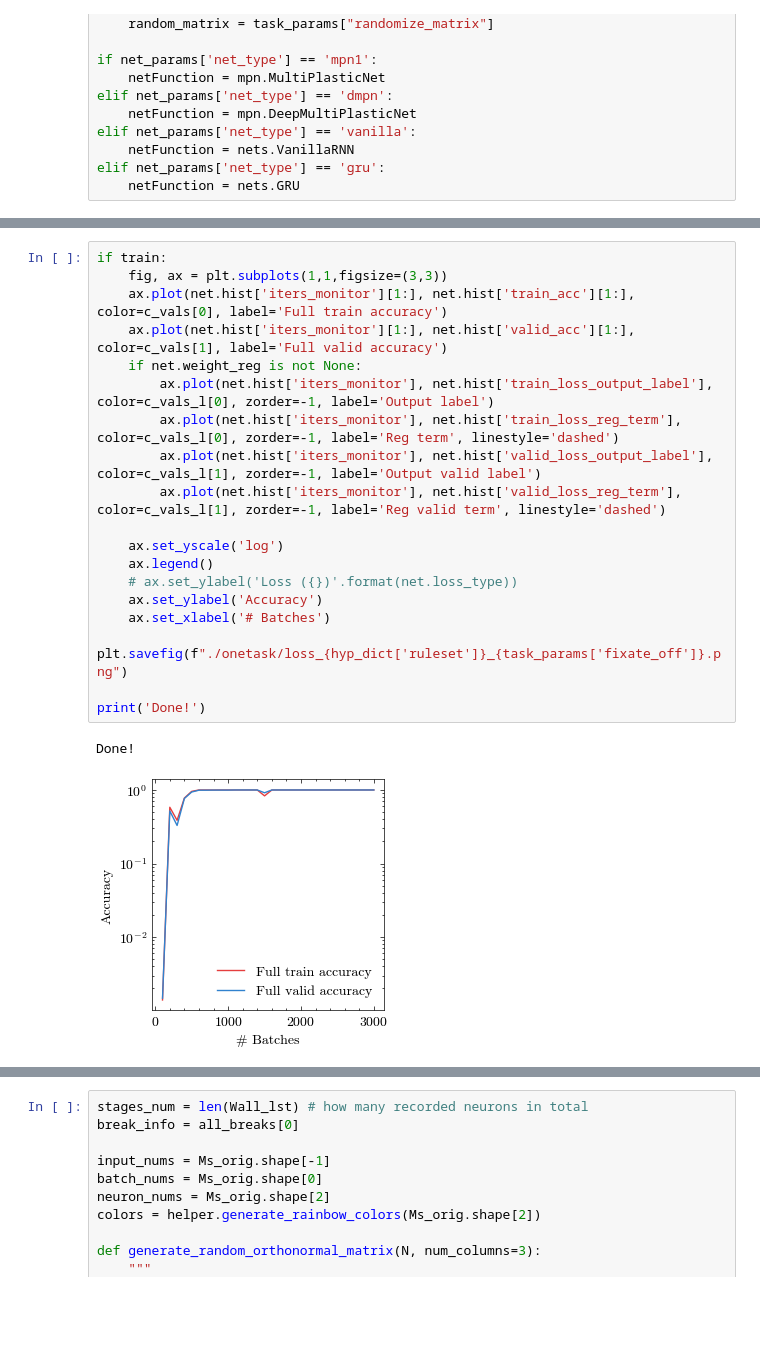
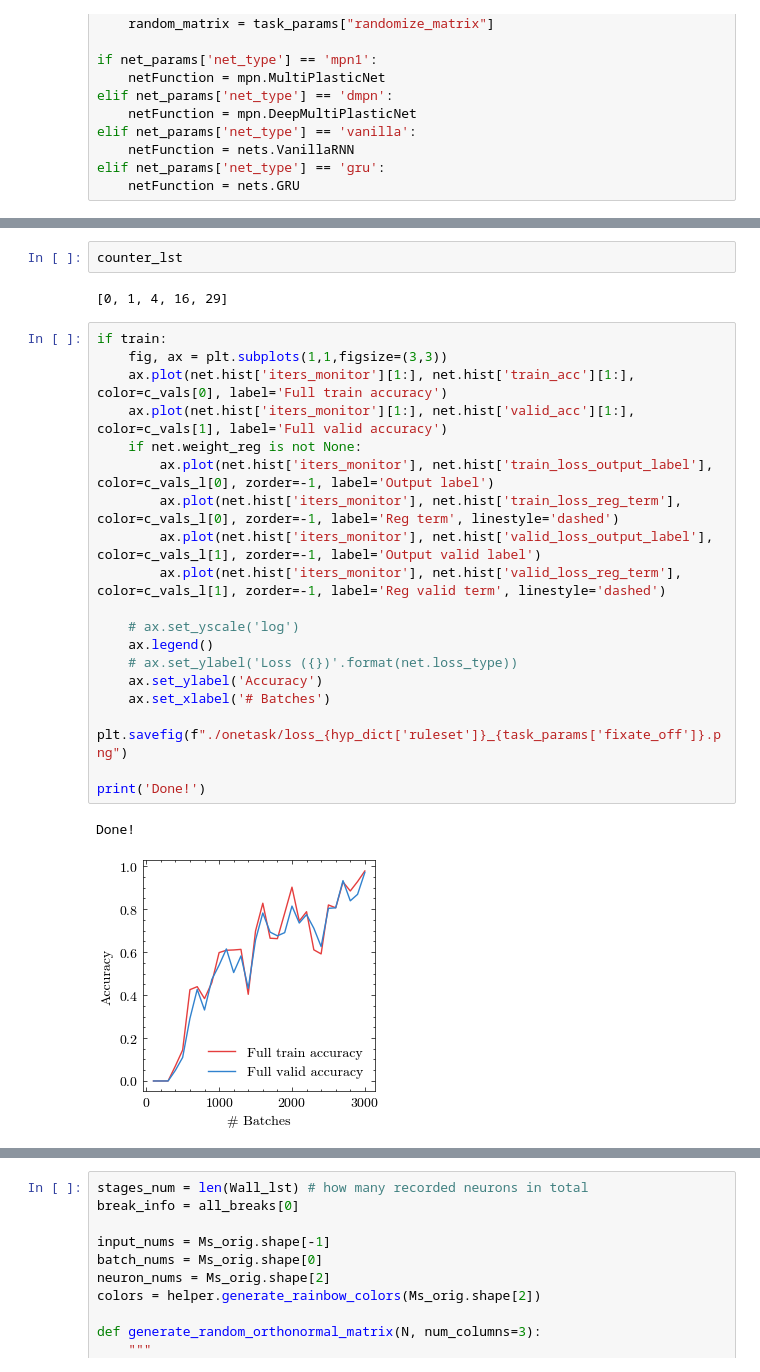
Before and after one commit to AllenInstitute/MultiTaskMPN, a Jupyter notebook: one_task.ipynb, the cells around one changed output, grey strips where cells are left out. Cells and saved outputs as stored; diff of their text form; blank space fills up the shorter version.

```diff
--- a/one_task.ipynb
+++ b/one_task.ipynb
@@ -345,25 +355,29 @@ KeyError: 'ml_params'
+# %%
+counter_lst
+# %% [output]
+[0, 1, 4, 16, 29]
 # %%
 if train:
     fig, ax = plt.subplots(1,1,figsize=(3,3))
     ax.plot(net.hist['iters_monitor'][1:], net.hist['train_acc'][1:], color=c_vals[0], label='Full train accuracy')
     ax.plot(net.hist['iters_monitor'][1:], net.hist['valid_acc'][1:], color=c_vals[1], label='Full valid accuracy')
     if net.weight_reg is not None:
         ax.plot(net.hist['iters_monitor'], net.hist['train_loss_output_label'], color=c_vals_l[0], zorder=-1, label='Output label')
         ax.plot(net.hist['iters_monitor'], net.hist['train_loss_reg_term'], color=c_vals_l[0], zorder=-1, label='Reg term', linestyle='dashed')
         ax.plot(net.hist['iters_monitor'], net.hist['valid_loss_output_label'], color=c_vals_l[1], zorder=-1, label='Output valid label')
         ax.plot(net.hist['iters_monitor'], net.hist['valid_loss_reg_term'], color=c_vals_l[1], zorder=-1, label='Reg valid term', linestyle='dashed')
 
-    ax.set_yscale('log')
+    # ax.set_yscale('log')
     ax.legend()
     # ax.set_ylabel('Loss ({})'.format(net.loss_type))
     ax.set_ylabel('Accuracy')
     ax.set_xlabel('# Batches')
     plt.savefig(f"./onetask/loss_{hyp_dict['ruleset']}_{task_params['fixate_off']}.png")
 
 print('Done!')
 # %% [output]
 Done!
-[figure, old version]
+[figure, new version]
 # %%
 if train:
     net_helpers.net_eta_lambda_analysis(net, net_params, hyp_dict)
```
Also changed, not shown: parts of 22 cells of this notebook.
